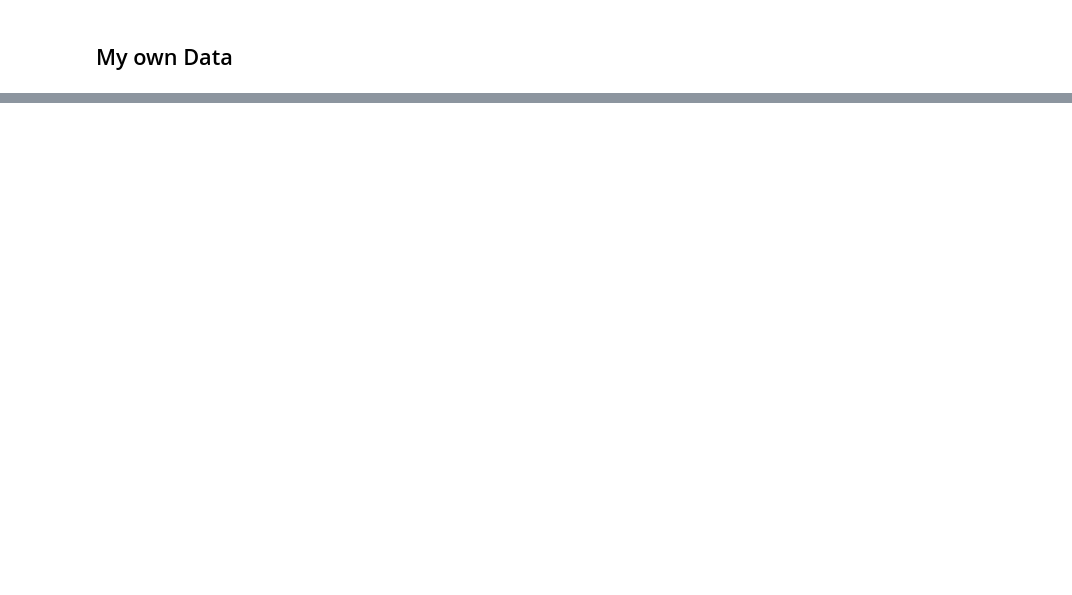
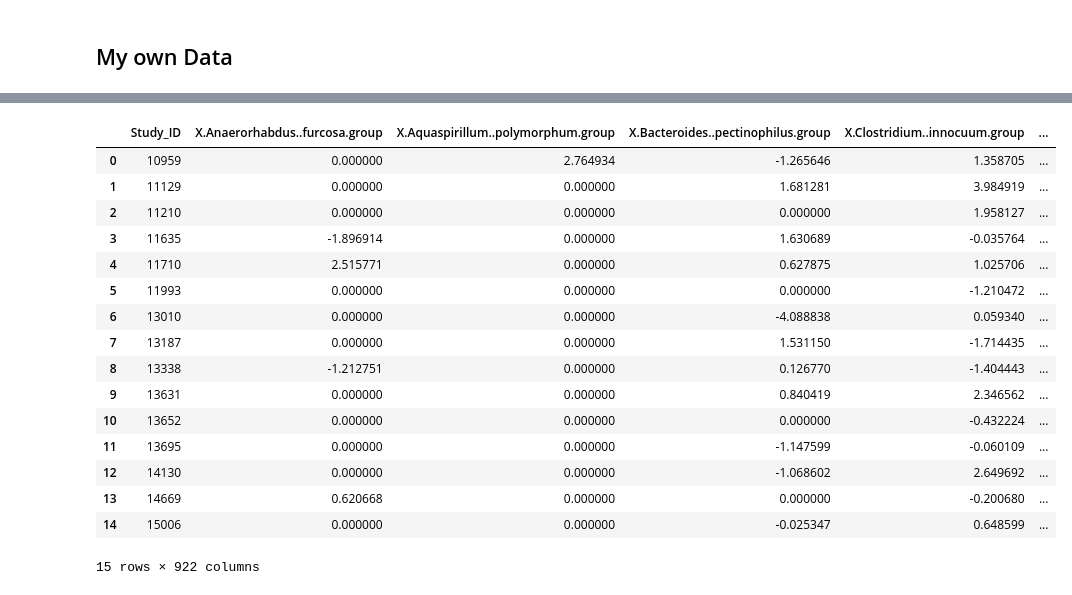
Before and after one commit to Abeoseh/Fodor, a Jupyter notebook: DEBIAS-M/data/DEBIAS.ipynb, the cells around one changed output, grey strips where cells are left out. Drawn from its saved outputs; the diff is of its cells as text; code cells hidden in the pictures; blank space fills up the shorter version.

```diff
--- a/DEBIAS-M/data/DEBIAS.ipynb
+++ b/DEBIAS-M/data/DEBIAS.ipynb
@@ -167,0 +187,7 @@ array([0., 0., 0., ..., 0., 0., 0.])
+# %%
+weights = dmc.model.batch_weights
+print(weights)
+np_weights = weights.detach().numpy()
+np_weights.shape
+
+# weights.to_csv("./csv_files/debias_weights.csv")
@@ -178,3 +215,34 @@ frames = [first_cols, debiased_df]
 merged = pd.concat(frames, axis=1)
 
 merged.to_csv("./csv_files/debiased_lognorm.csv", index = False)
+# %%
+Study_ID = pd.DataFrame(data = log_DEBIAS["Study_ID"].unique(),
+                        columns=["Study_ID"])
+weights_df = pd.DataFrame(data = np_weights,
+                          columns = cols)
+
+frames = [Study_ID, weights_df]
+
+weights_df = pd.concat(frames, axis = 1)
+weights_df["Study_ID"] = weights_df["Study_ID"].astype("category")
+weights_df.to_csv("./csv_files/debias_weights.csv")
+
+weights_df
+# %% [output]
+|  | Study_ID | X.Anaerorhabdus..furcosa.group | X.Aquaspirillum..polymorphum.group | X.Bacteroides..pectinophilus.group | X.Clostridium..innocuum.group | ... |
+| 0 | 10959 | 0.000000 | 2.764934 | -1.265646 | 1.358705 | ... |
+| 1 | 11129 | 0.000000 | 0.000000 | 1.681281 | 3.984919 | ... |
+| 2 | 11210 | 0.000000 | 0.000000 | 0.000000 | 1.958127 | ... |
+| 3 | 11635 | -1.896914 | 0.000000 | 1.630689 | -0.035764 | ... |
+| 4 | 11710 | 2.515771 | 0.000000 | 0.627875 | 1.025706 | ... |
+| 5 | 11993 | 0.000000 | 0.000000 | 0.000000 | -1.210472 | ... |
+| 6 | 13010 | 0.000000 | 0.000000 | -4.088838 | 0.059340 | ... |
+| 7 | 13187 | 0.000000 | 0.000000 | 1.531150 | -1.714435 | ... |
+| 8 | 13338 | -1.212751 | 0.000000 | 0.126770 | -1.404443 | ... |
+| 9 | 13631 | 0.000000 | 0.000000 | 0.840419 | 2.346562 | ... |
+| 10 | 13652 | 0.000000 | 0.000000 | 0.000000 | -0.432224 | ... |
+| 11 | 13695 | 0.000000 | 0.000000 | -1.147599 | -0.060109 | ... |
+| 12 | 14130 | 0.000000 | 0.000000 | -1.068602 | 2.649692 | ... |
+| 13 | 14669 | 0.620668 | 0.000000 | 0.000000 | -0.200680 | ... |
+| 14 | 15006 | 0.000000 | 0.000000 | -0.025347 | 0.648599 | ... |
+15 rows × 922 columns
```
Also changed, not shown: parts of 17 cells of this notebook, 28 other files.
